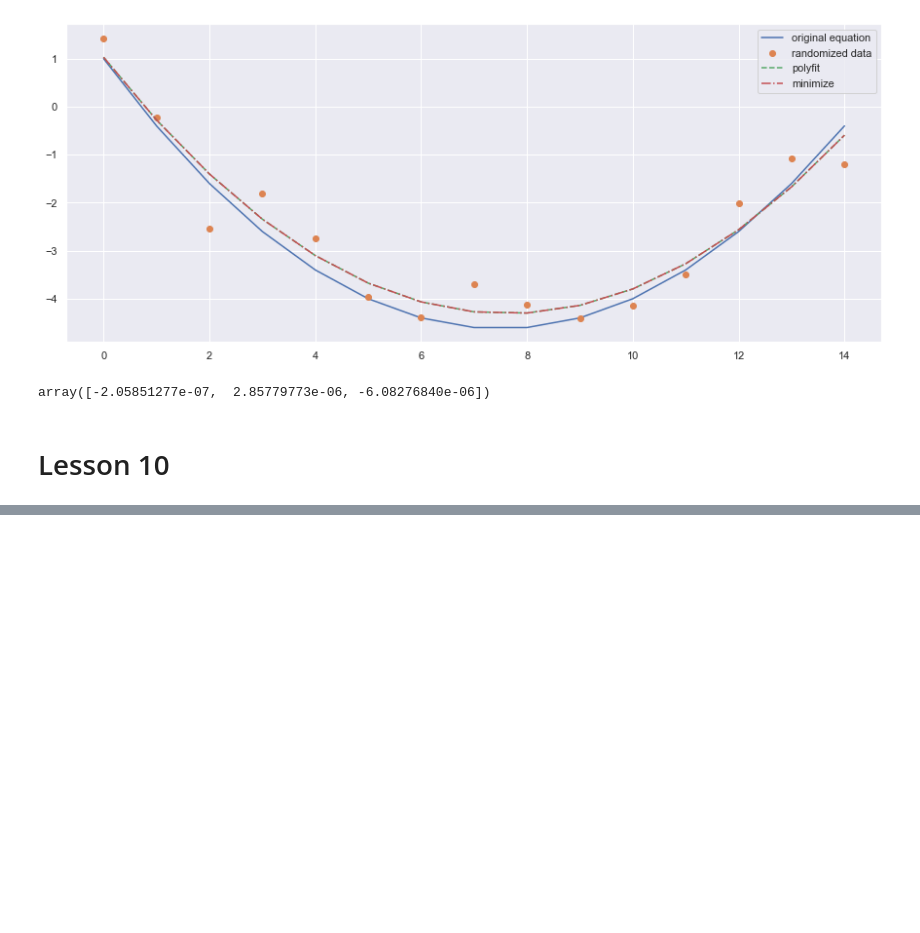
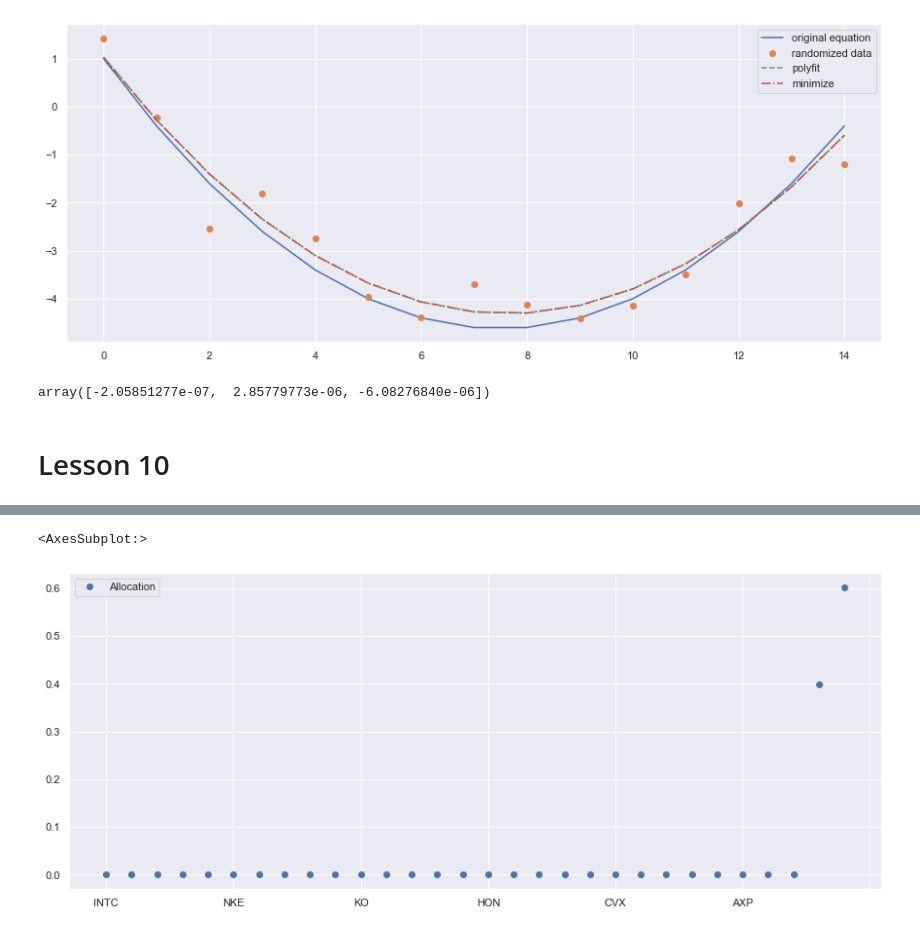
Before and after one commit to mathieugouin/tradesim, a Jupyter notebook: udacity.ipynb, the cells around one changed output, grey strips where cells are left out. Drawn from its saved outputs; the diff is of its cells as text; code cells hidden in the pictures; blank space fills up the shorter version.

```diff
--- a/udacity.ipynb
+++ b/udacity.ipynb
@@ -1124,0 +1316,14 @@ Portfolio optimizer
+# %%
+dfn = fu.normalize_data_frame(df)
+res = sp.optimize.minimize(fun=lambda allocs: sharpe_ratio((dfn * allocs).sum(1)) * -1.0,
+                           x0=allocs,
+                           method='SLSQP',
+                           bounds=[(0.0, 1.0)] * len(allocs),
+                           constraints=[{
+                               'type': 'eq',
+                               'fun': lambda x: x.sum() - 1.0
+                               }],
+                           tol=1e-12,
+                           options={'disp': True})
+
+res
@@ -1124,0 +1353,4 @@ Portfolio optimizer
+# %%
+dfa = pd.DataFrame(data=res.x, index=symbols, columns=['Allocation']).round(3)
+dfa.sort_values(by='Allocation', inplace=True)
+dfa
@@ -1124,0 +1375,5 @@ Portfolio optimizer
+# %%
+dfa.plot(style='o')
+# %% [output]
+<AxesSubplot:>
+[figure, added]
```
Also changed, not shown: parts of 36 cells of this notebook.
